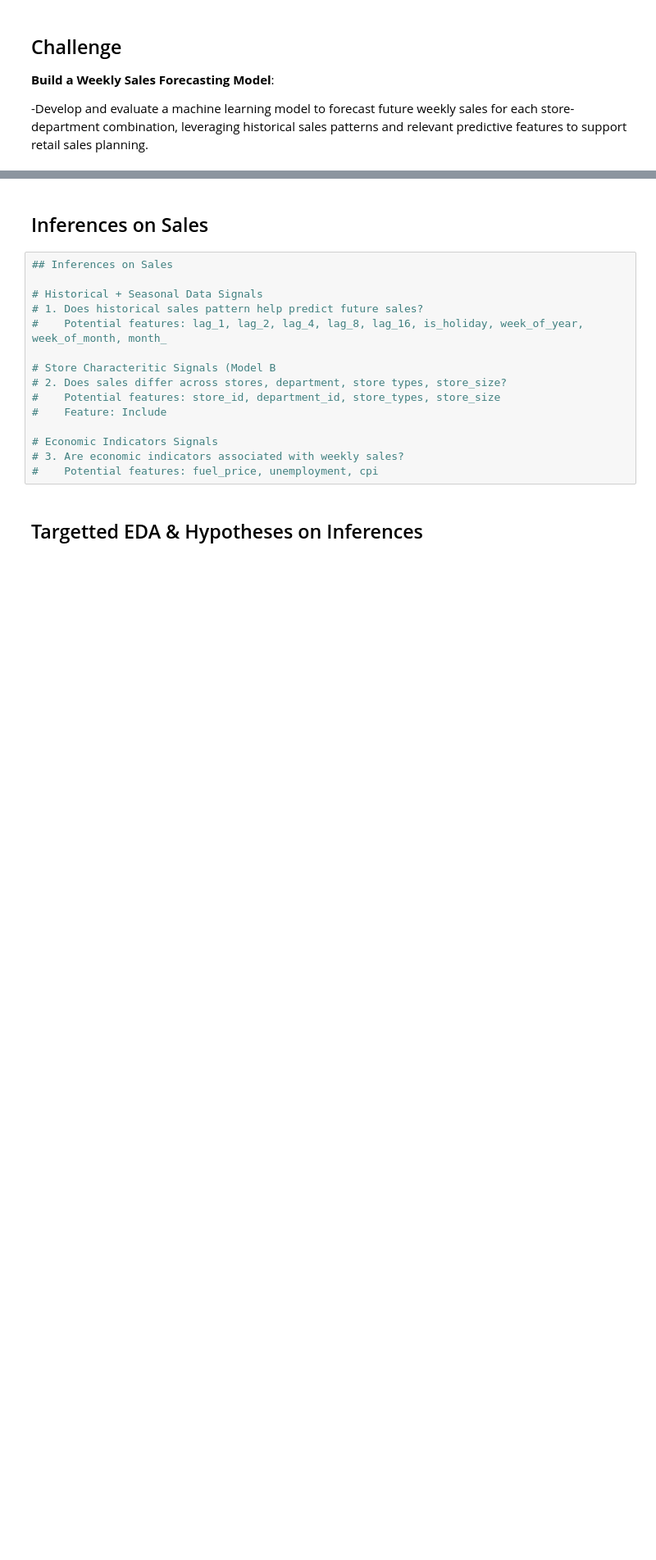
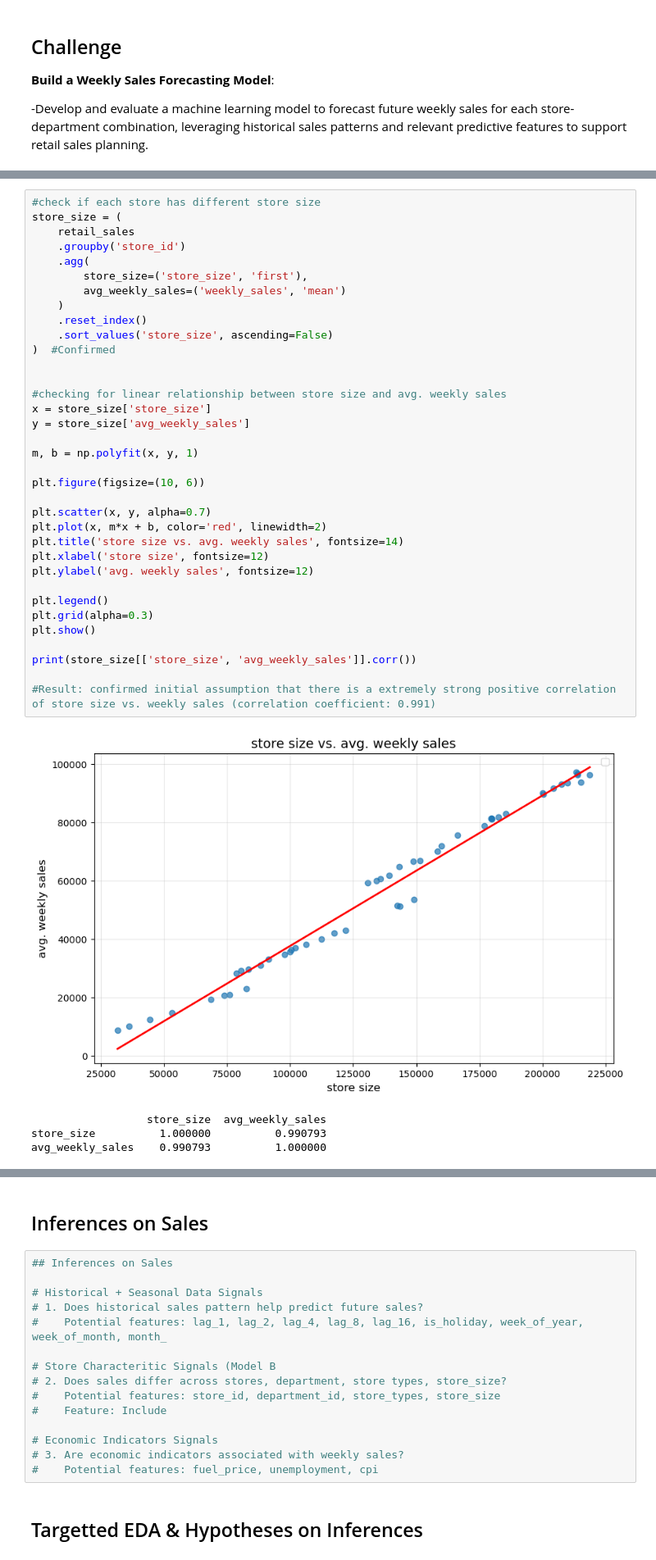
Before and after one commit to paolomags100/predictive-model-retail-sales-forecast, a Jupyter notebook: jupyter-nb/retail_sales_forecasting.ipynb, the cells around one changed output, grey strips where cells are left out. Shown at 82% size. Cells and saved outputs as stored; diff of their text form; blank space fills up the shorter version.

```diff
--- a/jupyter-nb/retail_sales_forecasting.ipynb
+++ b/jupyter-nb/retail_sales_forecasting.ipynb
@@ -259,0 +366,40 @@ Analyst Inferences and Hypotheses:
+# %%
+#check if each store has different store size
+store_size = (
+    retail_sales
+    .groupby('store_id')
+    .agg(
+        store_size=('store_size', 'first'),
+        avg_weekly_sales=('weekly_sales', 'mean')
+    )
+    .reset_index()
+    .sort_values('store_size', ascending=False)
+)  #Confirmed
+
+
+#checking for linear relationship between store size and avg. weekly sales
+x = store_size['store_size']
+y = store_size['avg_weekly_sales']
+
+m, b = np.polyfit(x, y, 1)
+
+plt.figure(figsize=(10, 6))
+
+plt.scatter(x, y, alpha=0.7)
+plt.plot(x, m*x + b, color='red', linewidth=2)
+plt.title('store size vs. avg. weekly sales', fontsize=14)
+plt.xlabel('store size', fontsize=12)
+plt.ylabel('avg. weekly sales', fontsize=12)
+
+plt.legend()
+plt.grid(alpha=0.3)
+plt.show()
+
+print(store_size[['store_size', 'avg_weekly_sales']].corr())
+
+#Result: confirmed initial assumption that there is a extremely strong positive correlation of store size vs. weekly sales (correlation coefficient: 0.991)
+# %% [output]
+[figure, added]
+                  store_size  avg_weekly_sales
+store_size          1.000000          0.990793
+avg_weekly_sales    0.990793          1.000000
```
Also changed, not shown: parts of 41 cells of this notebook, 2 other files.
